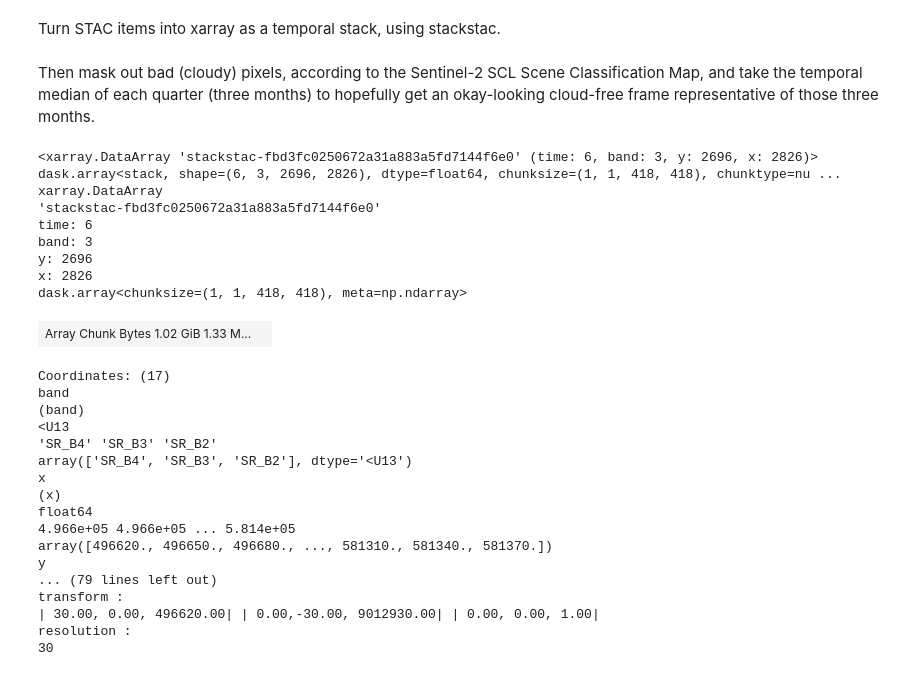
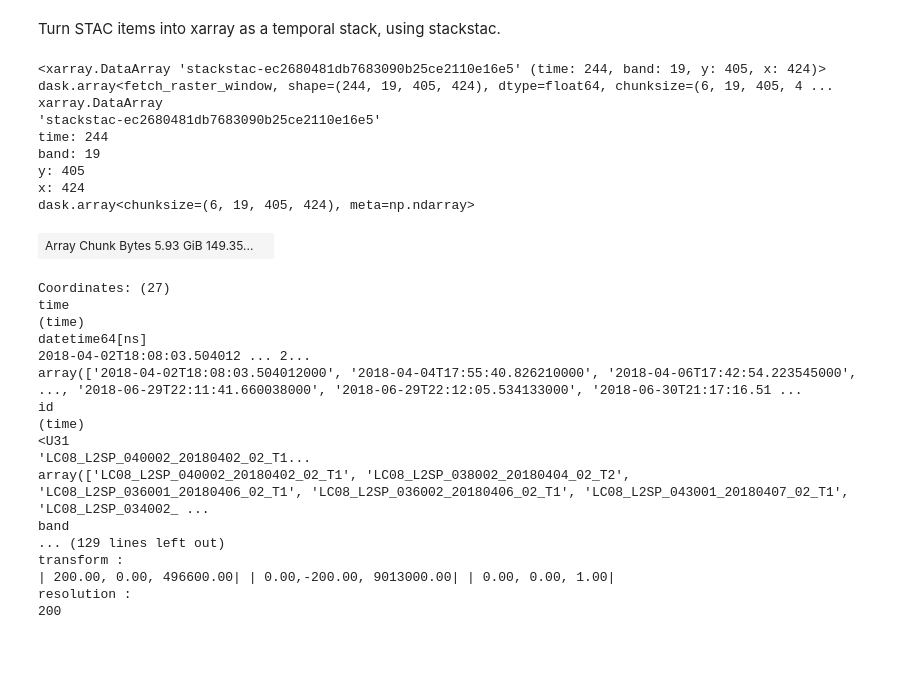
Before and after one commit to jbbarre/EarthGIF, a Jupyter notebook: earthgif_landsat.ipynb, the cells around one changed output. Saved outputs shown, nothing was run; the diff lists cells and outputs as text; code cells hidden in the pictures; blank space fills up the shorter version.

Commit message:
ladnsat awith planetary

```diff
--- a/earthgif_landsat.ipynb
+++ b/earthgif_landsat.ipynb
@@ -58,7 +88,7 @@ display(fig)
 # %% [markdown]
 With the pystac_client module’s Client class, Open the STAC API.
 # %%
-%%time
+# see : https://github.com/microsoft/PlanetaryComputerExamples/blob/main/datasets/landsat-8-c2-l2/landsat-8-c2-l2-example.ipynb
 
 bbox =aoi.unary_union.bounds
 
@@ -72,7 +102,8 @@ search = (
     .search(
         bbox=bbox,
         query =  {"eo:cloud_cover":{"lt":15}},
-        collections = ["landsat-8-c2-l2"],
-        datetime = "2020-01-01/2020-12-30"
+        datetime = "2018-01-01/2018-06-30",
+        collections = ["landsat-8-c2-l2"]
+
     )
 )
@@ -90,45 +115,32 @@ Wall time: 2.34 s
 # %% [markdown]
 Turn STAC items into xarray as a temporal stack, using stackstac.
 # %%
-stack = stackstac.stack(items, bounds_latlon=bbox, epsg = 32620, resolution=30)
+stack = stackstac.stack(items, chunksize=(6, 19, 405, 424),bounds_latlon=bbox, epsg = 32620, resolution=200)
+stack
+# %% [output]
+<xarray.DataArray 'stackstac-ec2680481db7683090b25ce2110e16e5' (time: 244, band: 19, y: 405, x: 424)> dask.array<fetch_raster_window, shape=(244, 19, 405, 424), dtype=float64, chunksize=(6, 19, 405, 4 ...
+xarray.DataArray
+'stackstac-ec2680481db7683090b25ce2110e16e5'
+time: 244
+band: 19
+y: 405
+x: 424
+dask.array<chunksize=(6, 19, 405, 424), meta=np.ndarray>
+| Array Chunk Bytes 5.93 GiB 149.35... |  |
+Coordinates: (27)
+time
+(time)
+datetime64[ns]
+2018-04-02T18:08:03.504012 ... 2...
+array(['2018-04-02T18:08:03.504012000', '2018-04-04T17:55:40.826210000', '2018-04-06T17:42:54.223545000', ..., '2018-06-29T22:11:41.660038000', '2018-06-29T22:12:05.534133000', '2018-06-30T21:17:16.51 ...
+id
+(time)
+<U31
+'LC08_L2SP_040002_20180402_02_T1...
+array(['LC08_L2SP_040002_20180402_02_T1', 'LC08_L2SP_038002_20180404_02_T2', 'LC08_L2SP_036001_20180406_02_T1', 'LC08_L2SP_036002_20180406_02_T1', 'LC08_L2SP_043001_20180407_02_T1', 'LC08_L2SP_034002_ ...
+band
+... (129 lines left out)
+transform :
+| 200.00, 0.00, 496600.00| | 0.00,-200.00, 9013000.00| | 0.00, 0.00, 1.00|
+resolution :
+200
-# %% [markdown]
-
-Then mask out bad (cloudy) pixels, according to the Sentinel-2 SCL Scene Classification Map, and take the temporal median of each quarter (three months) to hopefully get an okay-looking cloud-free frame representative of those three months.
-# %%
-
-#scl = stack.sel(band=["SCL"])
-# Sentinel-2 Scene Classification Map: nodata, saturated/defective, dark, cloud shadow, cloud med. prob., cloud high prob., cirrus
-#invalid = da.isin(scl, [0, 1, 2, 3, 8, 9, 10])
-#valid = stack.where(~invalid)
-
-rgb = stack.sel(band=["SR_B4", "SR_B3", "SR_B2"])
-
-quarterly = rgb.resample(time="M").median()
-quarterly
-# %% [output]
-<xarray.DataArray 'stackstac-fbd3fc0250672a31a883a5fd7144f6e0' (time: 6, band: 3, y: 2696, x: 2826)> dask.array<stack, shape=(6, 3, 2696, 2826), dtype=float64, chunksize=(1, 1, 418, 418), chunktype=nu ...
-xarray.DataArray
-'stackstac-fbd3fc0250672a31a883a5fd7144f6e0'
-time: 6
-band: 3
-y: 2696
-x: 2826
-dask.array<chunksize=(1, 1, 418, 418), meta=np.ndarray>
-| Array Chunk Bytes 1.02 GiB 1.33 M... |  |
-Coordinates: (17)
-band
-(band)
-<U13
-'SR_B4' 'SR_B3' 'SR_B2'
-array(['SR_B4', 'SR_B3', 'SR_B2'], dtype='<U13')
-x
-(x)
-float64
-4.966e+05 4.966e+05 ... 5.814e+05
-array([496620., 496650., 496680., ..., 581310., 581340., 581370.])
-y
-... (79 lines left out)
-transform :
-| 30.00, 0.00, 496620.00| | 0.00,-30.00, 9012930.00| | 0.00, 0.00, 1.00|
-resolution :
-30
```
Also changed, not shown: parts of 22 cells of this notebook, 24 other files.
